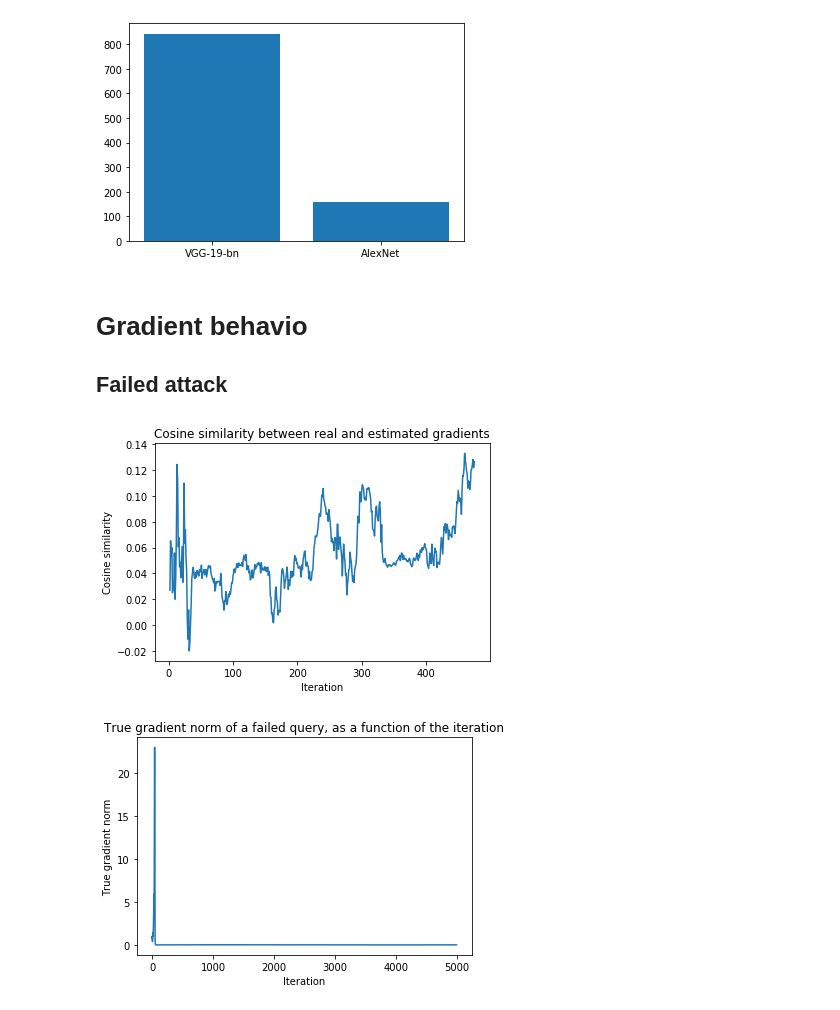
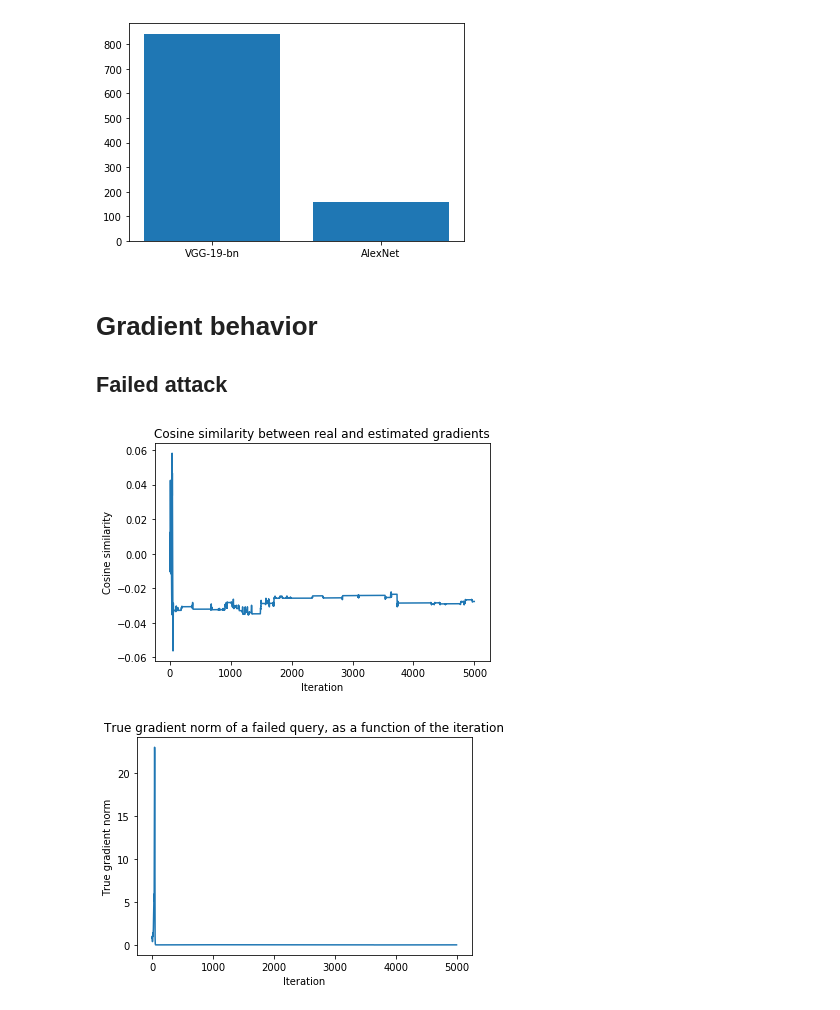
Before and after one commit to epfl-ml-reproducers/subspace-attack-reproduction, a Jupyter notebook: notebooks/experiment_analysis.ipynb, the cells around one changed output. Cells and saved outputs as stored; diff of their text form; code cells hidden in the pictures.

```diff
--- a/notebooks/experiment_analysis.ipynb
+++ b/notebooks/experiment_analysis.ipynb
@@ -91,27 +97,27 @@ plt.bar(list(final_model), [final_model[model] for model in final_models])
 <BarContainer object of 2 artists>
 [figure]
 # %% [markdown]
-# Gradient behavio
+# Gradient behavior
 
 ## Failed attack
 # %%
 experiment_filename = '2019-12-16.13-47-oco-0.1-grad.npy'
 
 experiment_path = OUTPUTS_FOLDER + experiment_filename
 
 experiment = np.load(experiment_path, allow_pickle=True).item()
 results = experiment['results']
 
 gradient_products = results['gradient_products']
 true_gradient_norms = results['true_gradient_norms']
 estimated_gradient_norms = results['estimated_gradient_norms']
 
-plt.plot(gradient_products[5])
+plt.plot(gradient_products[39])
 plt.xlabel('Iteration')
 plt.ylabel('Cosine similarity')
 _ = plt.title('Cosine similarity between real and estimated gradients')
 # %% [output]
-[figure, old version]
+[figure, new version]
 # %%
 plt.plot(true_gradient_norms[39])
 plt.xlabel('Iteration')
```
Also changed, not shown: parts of 6 cells of this notebook, 2 other files.
